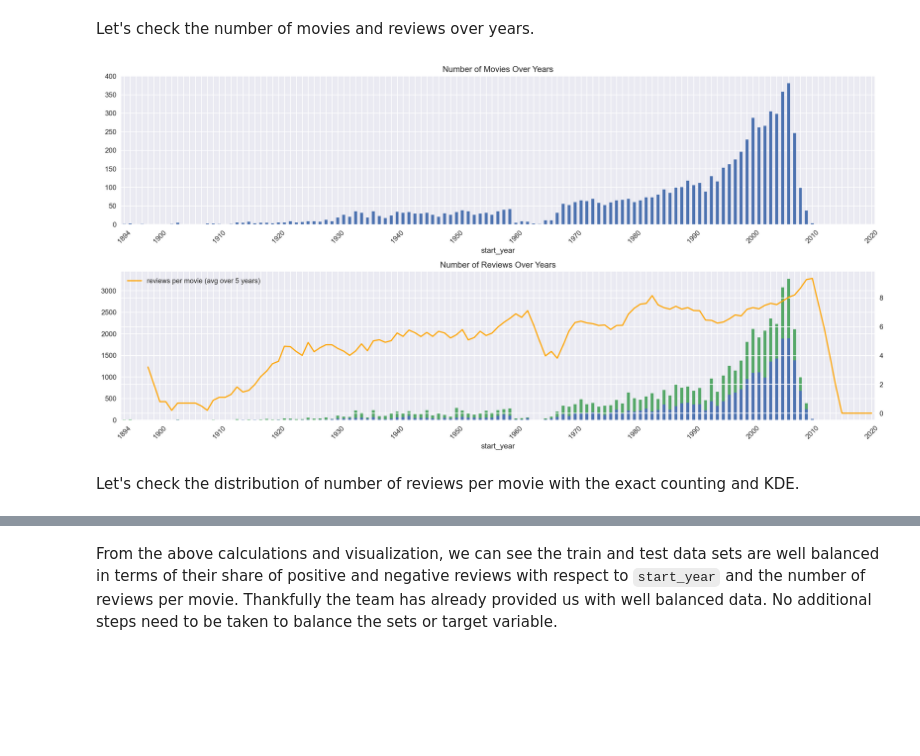
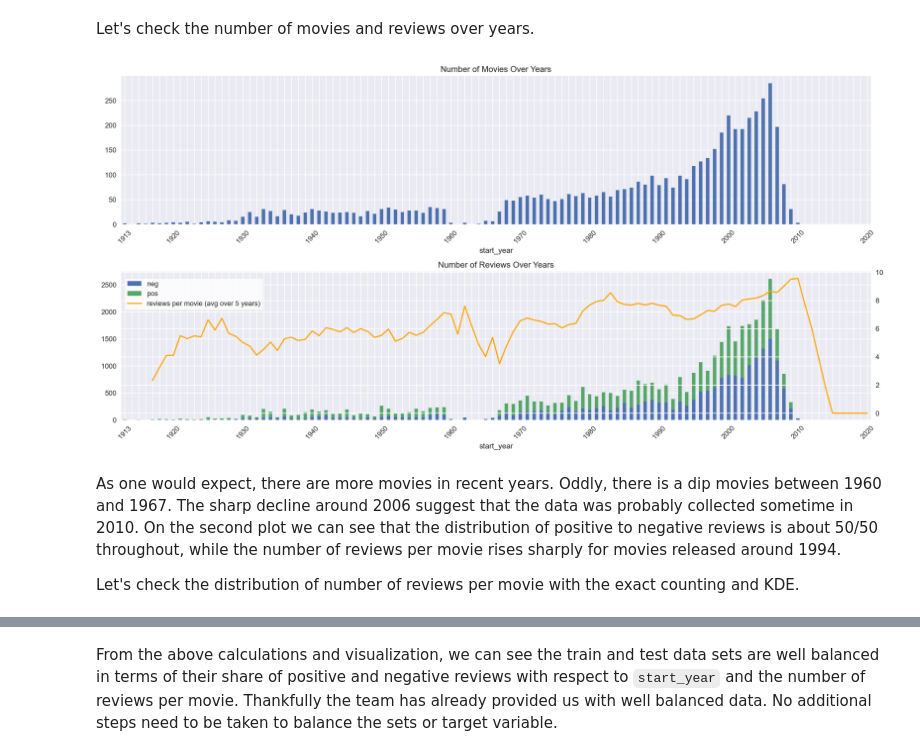
Before and after one commit to IMMontoya/sentiment_analysis_with_natural_language_processing, a Jupyter notebook: nlp_analysis_movie_reviews.ipynb, the cells around one changed output, grey strips where cells are left out. Drawn from its saved outputs; the diff is of its cells as text; code cells hidden in the pictures; blank space fills up the shorter version.

```diff
--- a/nlp_analysis_movie_reviews.ipynb
+++ b/nlp_analysis_movie_reviews.ipynb
@@ -69,0 +72,7 @@ memory usage: 6.2+ MB
+# %%
+print(df_reviews['title_type'].value_counts())
+print("\nWe know that our client is specifically concerned with movie reviews, so we will drop all other title types (we will keep 'movie' and 'tvMovie')\n")
+
+# Drop all title types except 'movie' and 'tvMovie'
+df_reviews = df_reviews[df_reviews['title_type'].isin(['movie', 'tvMovie'])]
+print(df_reviews['title_type'].value_counts())
@@ -76,73 +188,72 @@ Let's check the number of movies and reviews over years.
 # %%
 fig, axs = plt.subplots(2, 1, figsize=(16, 8))
 
+# Plotting number of movies over years
 ax = axs[0]
 
-dft1 = df_reviews[['tconst', 'start_year']].drop_duplicates() \
-    ['start_year'].value_counts().sort_index()
+dft1 = df_reviews[['tconst', 'start_year']].drop_duplicates()['start_year'].value_counts().sort_index()
 dft1 = dft1.reindex(index=np.arange(dft1.index.min(), max(dft1.index.max(), 2021))).fillna(0)
 dft1.plot(kind='bar', ax=ax)
 ax.set_title('Number of Movies Over Years')
 
-### Highlight every ten years for visibility ###
-# Calculate the range of years
+# Highlight every ten years for visibility
 start_year = dft1.index.min()
 end_year = max(dft1.index.max(), 2021)
-
-# Select only every 10th year
 years = np.arange(start_year, end_year + 1, 10)
 
-# Set the xticks and xticklabels
 ax.set_xticks(np.arange(len(dft1.index)))
-ax.set_xticklabels(dft1.index, rotation=45) # Rotate the xticks for better visibility
+ax.set_xticklabels(dft1.index, rotation=45)
 
-# Highlight every 10th year
 for label in ax.get_xticklabels():
     year = int(label.get_text())
     if year % 10 != 0 and year != start_year and year != end_year:
         label.set_visible(False)
 
+# Plotting number of reviews over years
 ax = axs[1]
 
 dft2 = df_reviews.groupby(['start_year', 'pos'])['pos'].count().unstack()
 dft2 = dft2.reindex(index=np.arange(dft2.index.min(), max(dft2.index.max(), 2021))).fillna(0)
 
-dft2.plot(kind='bar', stacked=True, label='#reviews (neg, pos)', ax=ax)
+dft2.plot(kind='bar', stacked=True, ax=ax)
 
-dft2 = df_reviews['start_year'].value_counts().sort_index()
-dft2 = dft2.reindex(index=np.arange(dft2.index.min(), max(dft2.index.max(), 2021))).fillna(0)
-dft3 = (dft2/dft1).fillna(0)
+dft2_count = df_reviews['start_year'].value_counts().sort_index()
+dft2_count = dft2_count.reindex(index=np.arange(dft2_count.index.min(), max(dft2_count.index.max(), 2021))).fillna(0)
+dft3 = (dft2_count / dft1).fillna(0)
 axt = ax.twinx()
 dft3.reset_index(drop=True).rolling(5).mean().plot(color='orange', label='reviews per movie (avg over 5 years)', ax=axt)
 
-lines, labels = axt.get_legend_handles_labels()
-ax.legend(lines, labels, loc='upper left')
+# Get handles and labels from both axes and combine them
+lines1, labels1 = ax.get_legend_handles_labels()
+lines2, labels2 = axt.get_legend_handles_labels()
+# Replace '0' with 'neg' and '1' with 'pos' in labels1
+labels1 = ['neg' if label == '0' else 'pos' if label == '1' else label for label in labels1]
+
+ax.legend(lines1 + lines2, labels1 + labels2, loc='upper left', frameon=True, facecolor='white', bbox_to_anchor=(0, 0.98))
 
 ax.set_title('Number of Reviews Over Years')
 
-### Highlight every ten years for visibility ###
-# Calculate the range of years
+# Highlight every ten years for visibility
 start_year = dft2.index.min()
 end_year = max(dft2.index.max(), 2021)
-
-# Select only every 10th year
 years = np.arange(start_year, end_year + 1, 10)
 
-# Set the xticks and xticklabels
 ax.set_xticks(np.arange(len(dft2.index)))
-ax.set_xticklabels(dft2.index, rotation=45) # Rotate the xticks for better visibility
+ax.set_xticklabels(dft2.index, rotation=45)
 
-# Highlight every 10th year
 for label in ax.get_xticklabels():
     year = int(label.get_text())
     if year % 10 != 0 and year != start_year and year != end_year:
         label.set_visible(False)
 
 fig.tight_layout()
+plt.show()
 # %% [output]
-[figure, old version]
+[figure, new version]
-# %% [markdown]
-Let's check the distribution of number of reviews per movie with the exact counting and KDE.
+# %% [markdown]
+As one would expect, there are more movies in recent years. Oddly, there is a dip movies between 1960 and 1967. The sharp decline around 2006 suggest that the data was probably collected sometime in 2010. On the second plot we can see that the distribution of positive to negative reviews is about 50/50 throughout, while the number of reviews per movie rises sharply for movies released around 1994.
+
+Let's check the distribution of number of reviews per movie with the exact counting and KDE.
 # %%
 fig, axs = plt.subplots(1, 2, figsize=(16, 5))
 
```
Also changed, not shown: parts of 21 cells of this notebook.
